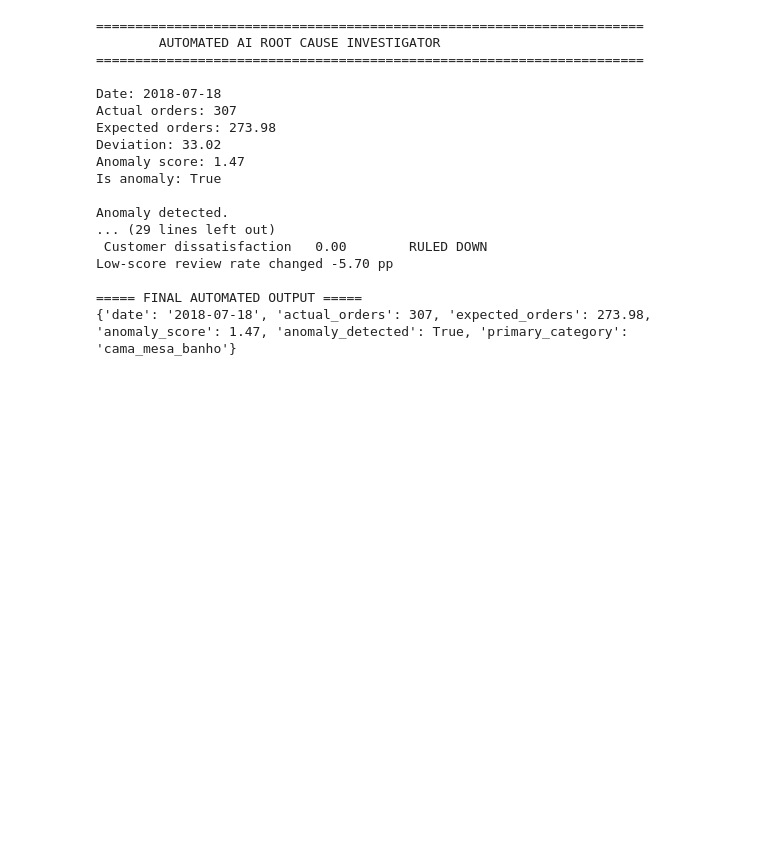
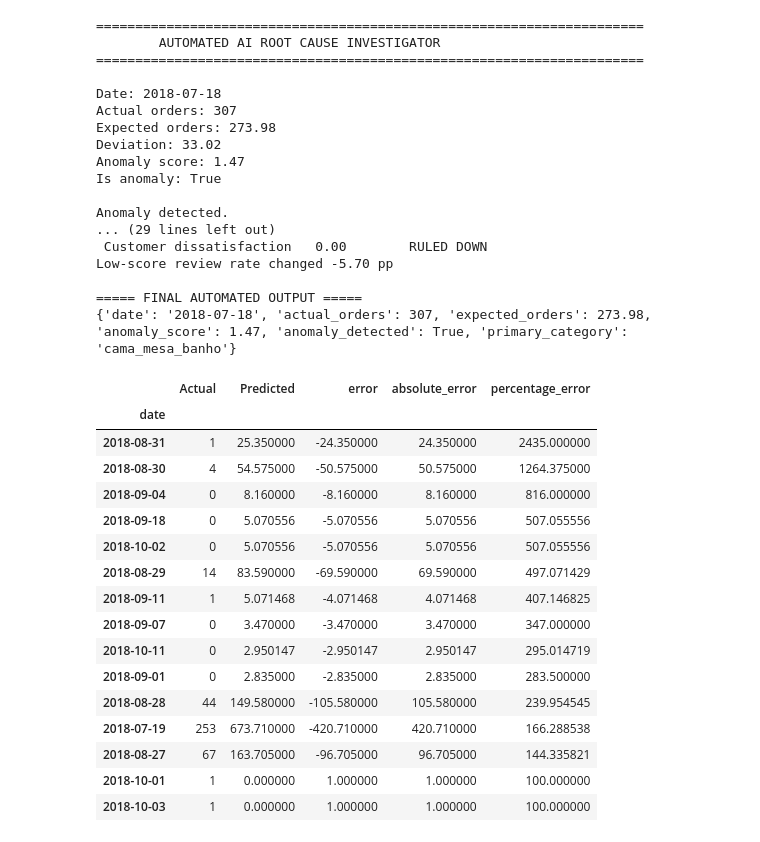
Before and after one commit to sujalsingh09/AI-RootCause-Investigator, a Jupyter notebook: notebooks/01_data_understanding.ipynb, the cells around one changed output. Drawn from its saved outputs; the diff is of its cells as text; code cells hidden in the pictures; blank space fills up the shorter version.

```diff
--- a/notebooks/01_data_understanding.ipynb
+++ b/notebooks/01_data_understanding.ipynb
@@ -5975,3 +5975,33 @@ Anomaly detected.
 
 ===== FINAL AUTOMATED OUTPUT =====
 {'date': '2018-07-18', 'actual_orders': 307, 'expected_orders': 273.98, 'anomaly_score': 1.47, 'anomaly_detected': True, 'primary_category': 'cama_mesa_banho'}
+# %%
+results["percentage_error"] = (
+    results["absolute_error"] /
+    results["Actual"].clip(lower=1)
+) * 100
+
+top_percentage_errors = results.sort_values(
+    "percentage_error",
+    ascending=False
+).head(15)
+
+top_percentage_errors
+# %% [output]
+|  | Actual | Predicted | error | absolute_error | percentage_error |
+| date |  |  |  |  |  |
+| 2018-08-31 | 1 | 25.350000 | -24.350000 | 24.350000 | 2435.000000 |
+| 2018-08-30 | 4 | 54.575000 | -50.575000 | 50.575000 | 1264.375000 |
+| 2018-09-04 | 0 | 8.160000 | -8.160000 | 8.160000 | 816.000000 |
+| 2018-09-18 | 0 | 5.070556 | -5.070556 | 5.070556 | 507.055556 |
+| 2018-10-02 | 0 | 5.070556 | -5.070556 | 5.070556 | 507.055556 |
+| 2018-08-29 | 14 | 83.590000 | -69.590000 | 69.590000 | 497.071429 |
+| 2018-09-11 | 1 | 5.071468 | -4.071468 | 4.071468 | 407.146825 |
+| 2018-09-07 | 0 | 3.470000 | -3.470000 | 3.470000 | 347.000000 |
+| 2018-10-11 | 0 | 2.950147 | -2.950147 | 2.950147 | 295.014719 |
+| 2018-09-01 | 0 | 2.835000 | -2.835000 | 2.835000 | 283.500000 |
+| 2018-08-28 | 44 | 149.580000 | -105.580000 | 105.580000 | 239.954545 |
+| 2018-07-19 | 253 | 673.710000 | -420.710000 | 420.710000 | 166.288538 |
+| 2018-08-27 | 67 | 163.705000 | -96.705000 | 96.705000 | 144.335821 |
+| 2018-10-01 | 1 | 0.000000 | 1.000000 | 1.000000 | 100.000000 |
+| 2018-10-03 | 1 | 0.000000 | 1.000000 | 1.000000 | 100.000000 |
```
Also changed, not shown: parts of 25 cells of this notebook, 2 other files.
